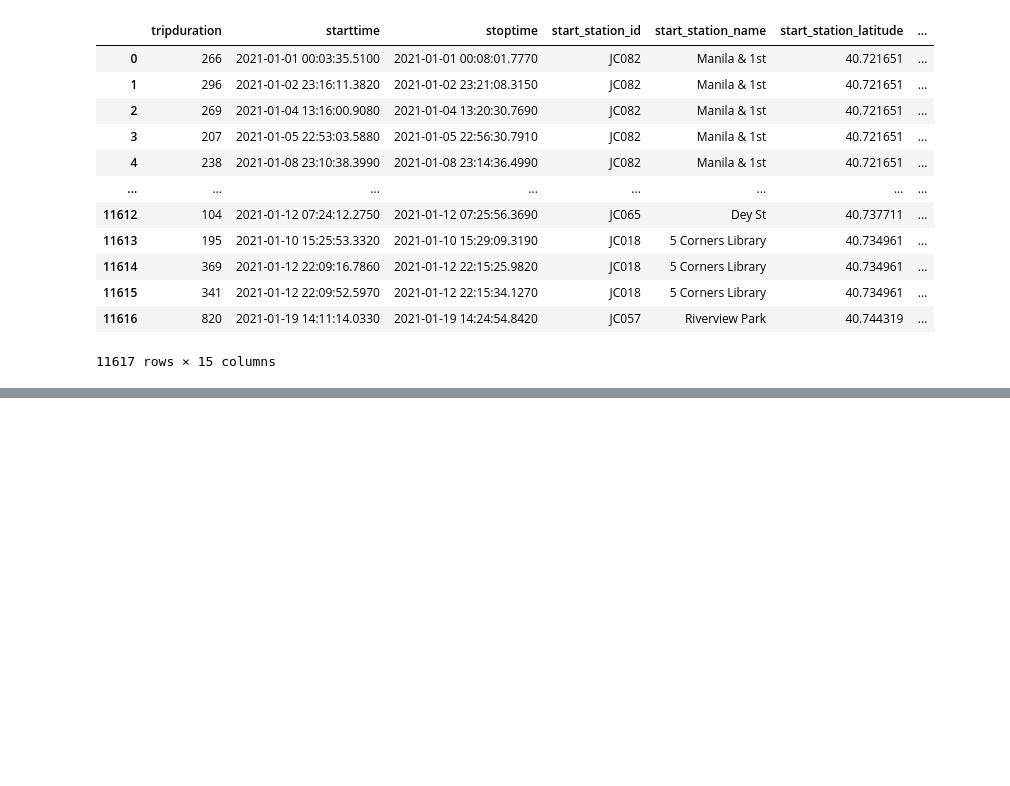
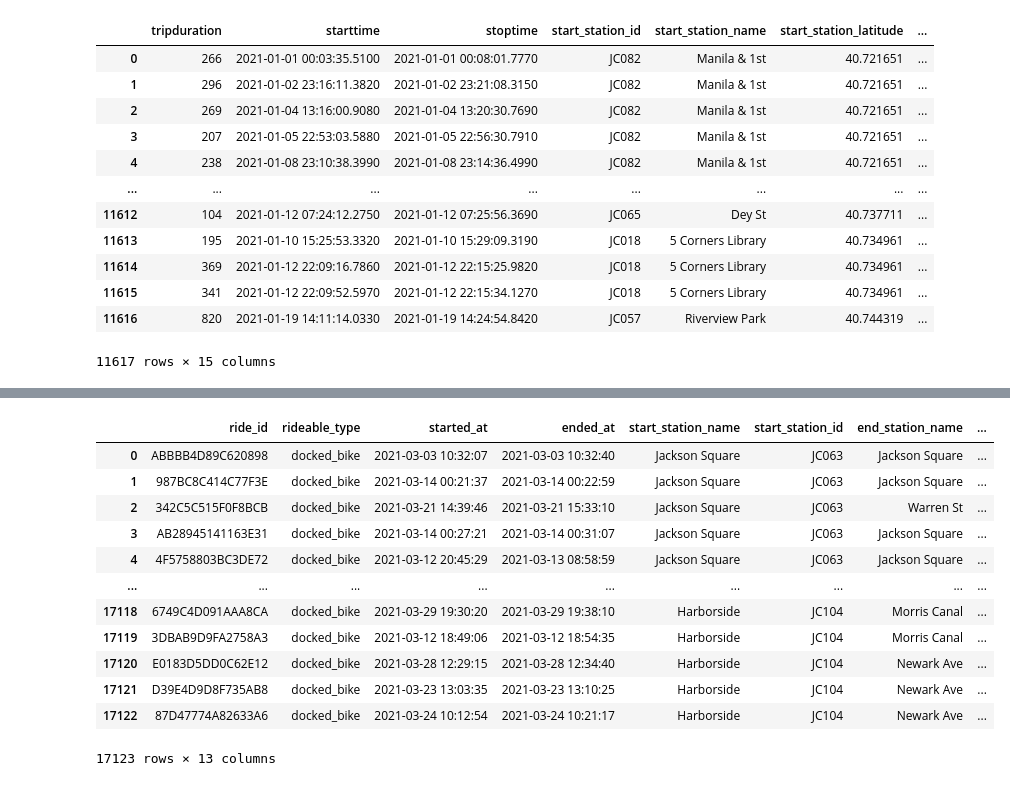
Before and after one commit to austin3216/Tableau-DataClean, a Jupyter notebook: DataCleaning.ipynb, the cells around one changed output, grey strips where cells are left out. Drawn from its saved outputs; the diff is of its cells as text; code cells hidden in the pictures; blank space fills up the shorter version.

Commit message:
update datacleaning - combined month data

```diff
--- a/DataCleaning.ipynb
+++ b/DataCleaning.ipynb
@@ -208,0 +195,17 @@ new_jan_df.to_csv(r'/Users/amber/Desktop/GitHub/Tableau-DataClean/csvs/JC-202101
+# %%
+mar_df = pd.read_csv("/Users/amber/Desktop/GitHub/Tableau-DataClean/csvs/JC-202103-citibike-tripdata.csv")
+mar_df
+# %% [output]
+|  | ride_id | rideable_type | started_at | ended_at | start_station_name | start_station_id | end_station_name | ... |
+| 0 | ABBBB4D89C620898 | docked_bike | 2021-03-03 10:32:07 | 2021-03-03 10:32:40 | Jackson Square | JC063 | Jackson Square | ... |
+| 1 | 987BC8C414C77F3E | docked_bike | 2021-03-14 00:21:37 | 2021-03-14 00:22:59 | Jackson Square | JC063 | Jackson Square | ... |
+| 2 | 342C5C515F0F8BCB | docked_bike | 2021-03-21 14:39:46 | 2021-03-21 15:33:10 | Jackson Square | JC063 | Warren St | ... |
+| 3 | AB28945141163E31 | docked_bike | 2021-03-14 00:27:21 | 2021-03-14 00:31:07 | Jackson Square | JC063 | Jackson Square | ... |
+| 4 | 4F5758803BC3DE72 | docked_bike | 2021-03-12 20:45:29 | 2021-03-13 08:58:59 | Jackson Square | JC063 | Jackson Square | ... |
+| ... | ... | ... | ... | ... | ... | ... | ... | ... |
+| 17118 | 6749C4D091AAA8CA | docked_bike | 2021-03-29 19:30:20 | 2021-03-29 19:38:10 | Harborside | JC104 | Morris Canal | ... |
+| 17119 | 3DBAB9D9FA2758A3 | docked_bike | 2021-03-12 18:49:06 | 2021-03-12 18:54:35 | Harborside | JC104 | Morris Canal | ... |
+| 17120 | E0183D5DD0C62E12 | docked_bike | 2021-03-28 12:29:15 | 2021-03-28 12:34:40 | Harborside | JC104 | Newark Ave | ... |
+| 17121 | D39E4D9D8F735AB8 | docked_bike | 2021-03-23 13:03:35 | 2021-03-23 13:10:25 | Harborside | JC104 | Newark Ave | ... |
+| 17122 | 87D47774A82633A6 | docked_bike | 2021-03-24 10:12:54 | 2021-03-24 10:21:17 | Harborside | JC104 | Newark Ave | ... |
+17123 rows × 13 columns
```
Also changed, not shown: parts of 5 cells of this notebook, 2 other files.
